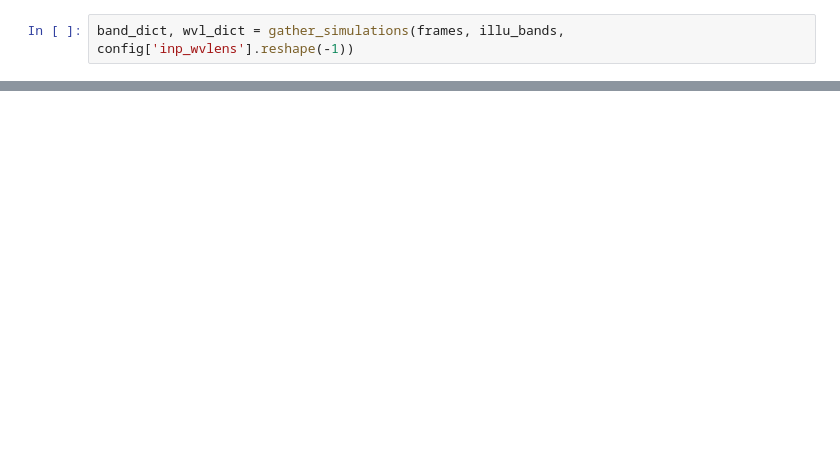
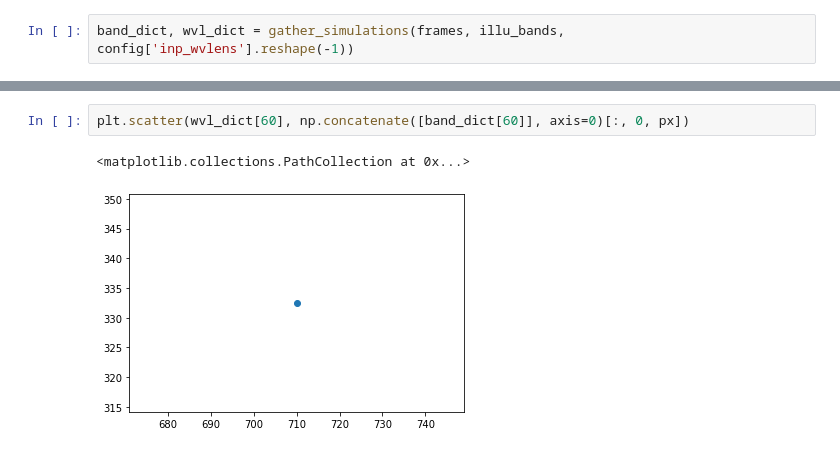
Before and after one commit to ARRRRGH/meteocpy, a Jupyter notebook: notebooks/visualize_runs.ipynb, the cells around one changed output, grey strips where cells are left out. Saved outputs shown, nothing was run; the diff lists cells and outputs as text; blank space fills up the shorter version.

```diff
--- a/notebooks/visualize_runs.ipynb
+++ b/notebooks/visualize_runs.ipynb
@@ -76,0 +56,5 @@ a = plt.plot(wvl_dict[band], np.concatenate([band_dict[band]], axis=0).squeeze()
+# %%
+plt.scatter(wvl_dict[60], np.concatenate([band_dict[60]], axis=0)[:, 0, px])
+# %% [output]
+<matplotlib.collections.PathCollection at 0x...>
+[figure, added]
```
Also changed, not shown: parts of 14 cells of this notebook, 5 other files.
